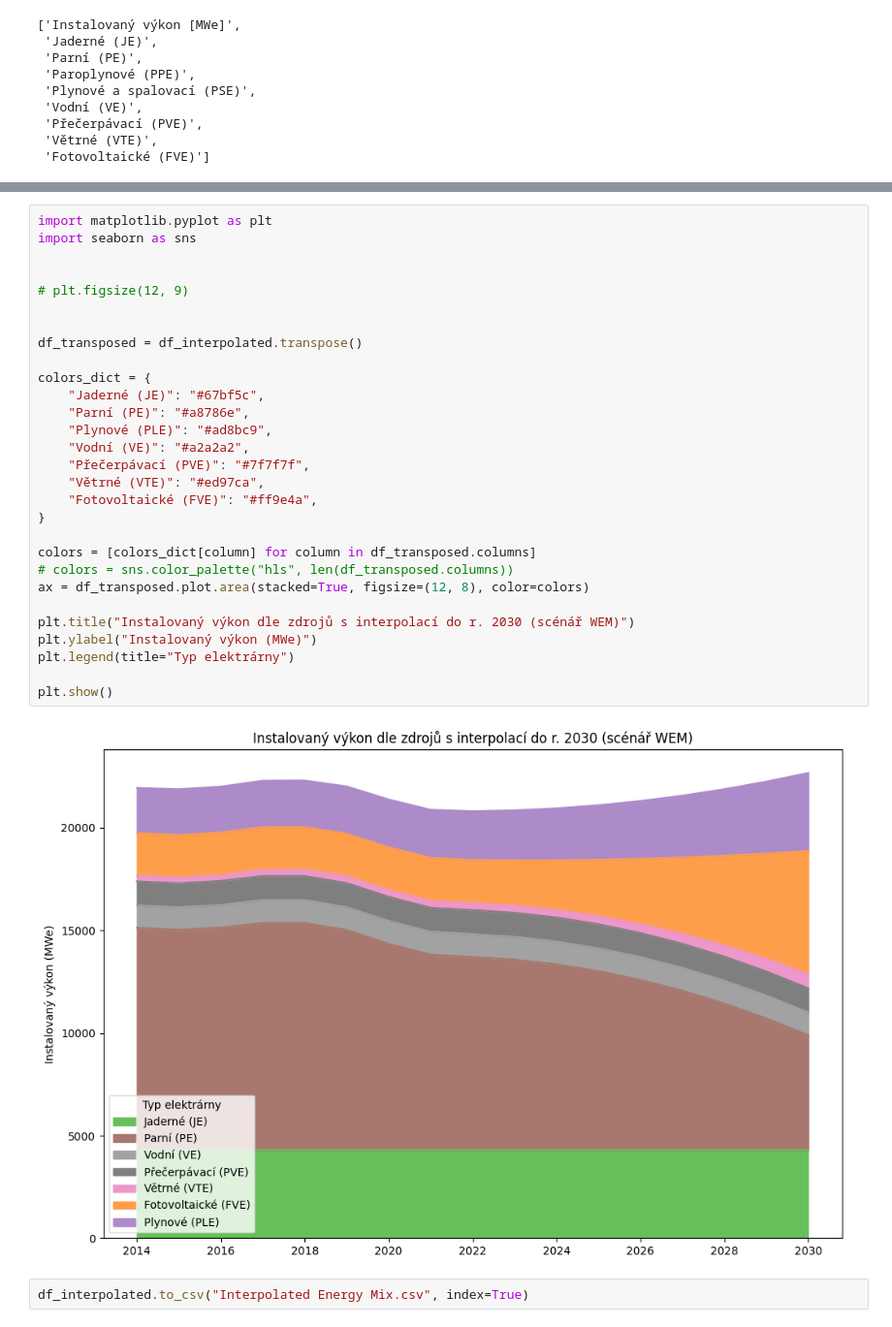
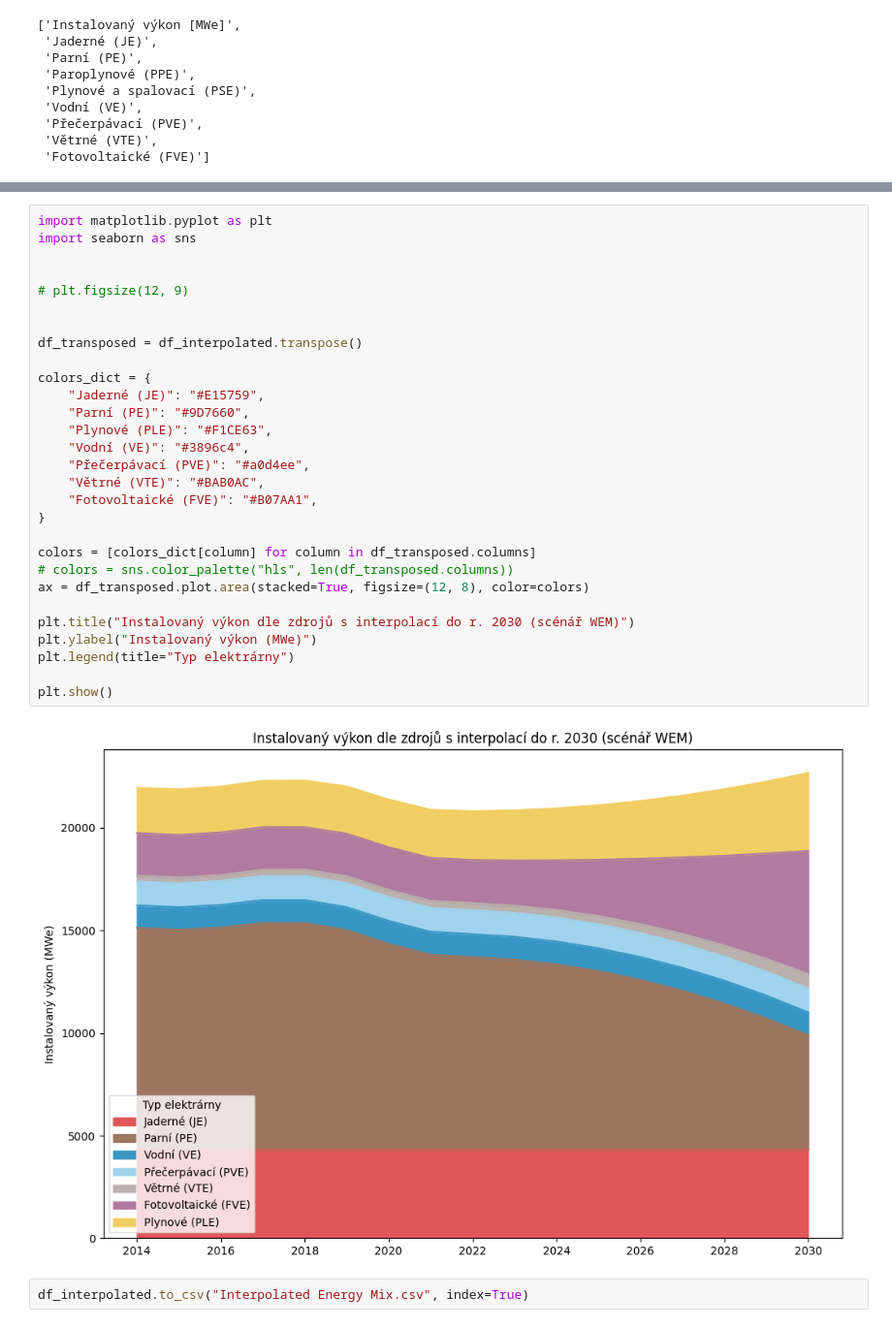
Before and after one commit to Czechitas-DA-Green-is-Good/Hackathon, a Jupyter notebook: WEM_installed_output_based_interpol.ipynb, the cells around one changed output, grey strips where cells are left out. Shown: that part at 97% size. Saved outputs shown, nothing was run; the diff lists cells and outputs as text.

```diff
--- a/WEM_installed_output_based_interpol.ipynb
+++ b/WEM_installed_output_based_interpol.ipynb
@@ -156,33 +156,33 @@ df_interpolated
 # %%
 import matplotlib.pyplot as plt
 import seaborn as sns
 
 
 # plt.figsize(12, 9)
 
 
 df_transposed = df_interpolated.transpose()
 
 colors_dict = {
-    "Jaderné (JE)": "#67bf5c",
-    "Parní (PE)": "#a8786e",
-    "Plynové (PLE)": "#ad8bc9",
-    "Vodní (VE)": "#a2a2a2",
-    "Přečerpávací (PVE)": "#7f7f7f",
-    "Větrné (VTE)": "#ed97ca",
-    "Fotovoltaické (FVE)": "#ff9e4a",
+    "Jaderné (JE)": "#E15759",
+    "Parní (PE)": "#9D7660",
+    "Plynové (PLE)": "#F1CE63",
+    "Vodní (VE)": "#3896c4",
+    "Přečerpávací (PVE)": "#a0d4ee",
+    "Větrné (VTE)": "#BAB0AC",
+    "Fotovoltaické (FVE)": "#B07AA1",
 }
 
 colors = [colors_dict[column] for column in df_transposed.columns]
 # colors = sns.color_palette("hls", len(df_transposed.columns))
 ax = df_transposed.plot.area(stacked=True, figsize=(12, 8), color=colors)
 
 plt.title("Instalovaný výkon dle zdrojů s interpolací do r. 2030 (scénář WEM)")
 plt.ylabel("Instalovaný výkon (MWe)")
 plt.legend(title="Typ elektrárny")
 
 plt.show()
 # %% [output]
-[figure, old version]
+[figure, new version]
 # %%
 df_interpolated.to_csv("Interpolated Energy Mix.csv", index=True)
```
Also changed, not shown: 6 other files.
